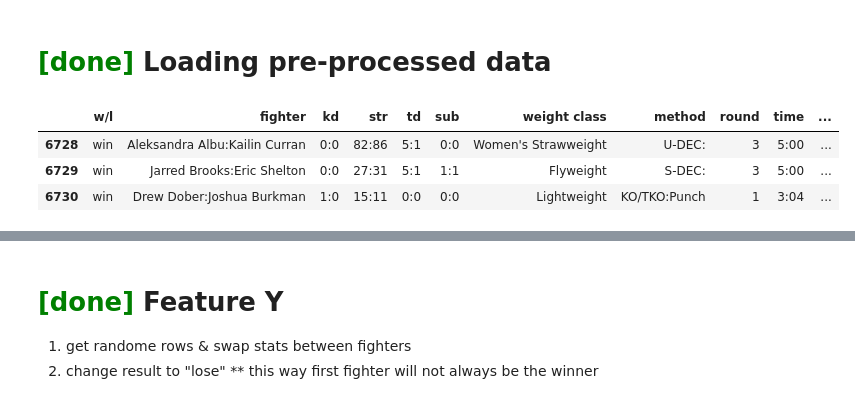
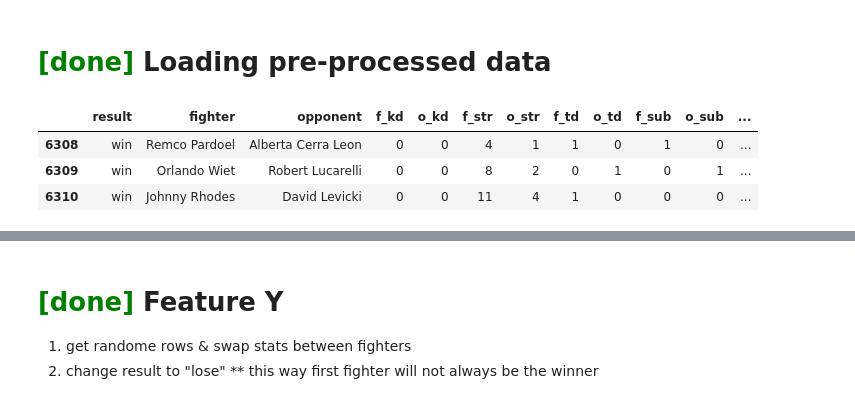
Before and after one commit to sagi778/ufc_fights_Predictor, a Jupyter notebook: notebooks/feature_engineering.ipynb, the cells around one changed output, grey strips where cells are left out. Drawn from its saved outputs; the diff is of its cells as text; code cells hidden in the pictures.

```diff
--- a/notebooks/feature_engineering.ipynb
+++ b/notebooks/feature_engineering.ipynb
@@ -23,12 +24,11 @@ SyntaxError: invalid syntax (<ipython-input-1-d960544c3de0>, line 1)
 # <span style='color:green'> **[done]** </span>Loading pre-processed data
 # %%
 loc = '../data/'
-file = 'ufc_data.csv'
+file = 'data_pre_processed.csv'
 df = pd.read_csv(loc+file)
-df = df[df.columns[1:]]
 df.tail(3)
 # %% [output]
-|  | w/l | fighter | kd | str | td | sub | weight class | method | round | time | ... |
-| 6728 | win | Aleksandra Albu:Kailin Curran | 0:0 | 82:86 | 5:1 | 0:0 | Women's Strawweight | U-DEC: | 3 | 5:00 | ... |
-| 6729 | win | Jarred Brooks:Eric Shelton | 0:0 | 27:31 | 5:1 | 1:1 | Flyweight | S-DEC: | 3 | 5:00 | ... |
-| 6730 | win | Drew Dober:Joshua Burkman | 1:0 | 15:11 | 0:0 | 0:0 | Lightweight | KO/TKO:Punch | 1 | 3:04 | ... |
+|  | result | fighter | opponent | f_kd | o_kd | f_str | o_str | f_td | o_td | f_sub | o_sub | ... |
+| 6308 | win | Remco Pardoel | Alberta Cerra Leon | 0 | 0 | 4 | 1 | 1 | 0 | 1 | 0 | ... |
+| 6309 | win | Orlando Wiet | Robert Lucarelli | 0 | 0 | 8 | 2 | 0 | 1 | 0 | 1 | ... |
+| 6310 | win | Johnny Rhodes | David Levicki | 0 | 0 | 11 | 4 | 1 | 0 | 0 | 0 | ... |
```
Also changed, not shown: parts of 6 cells of this notebook.
